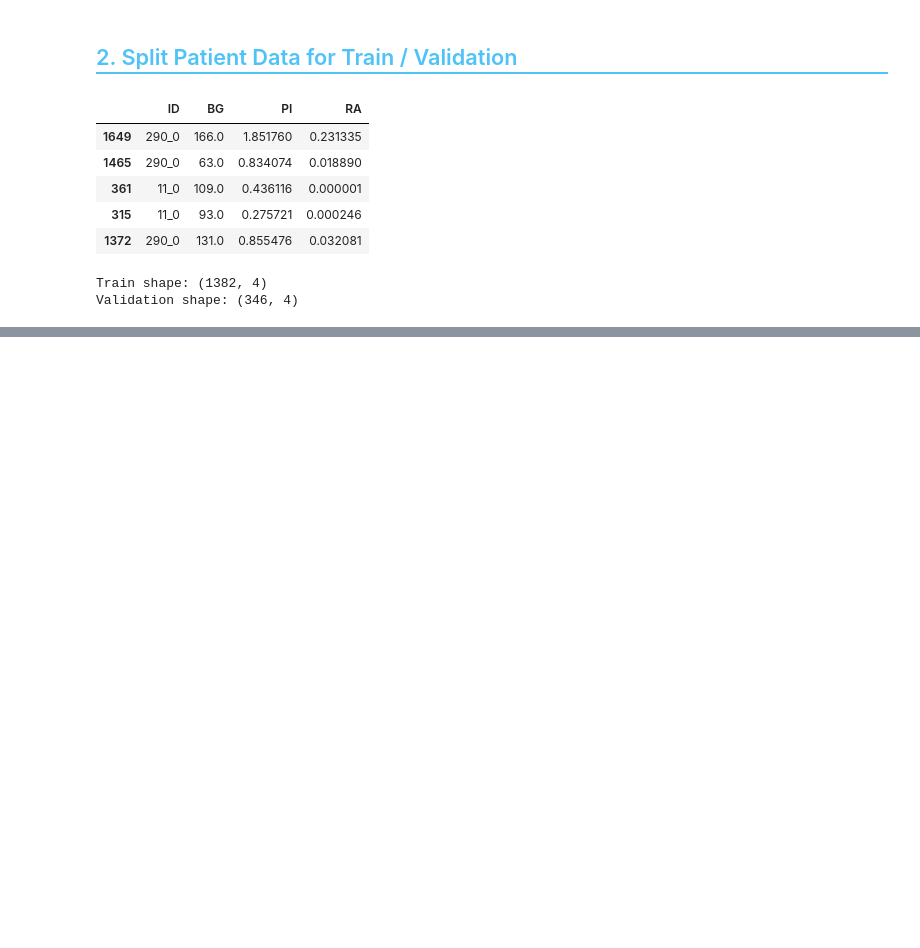
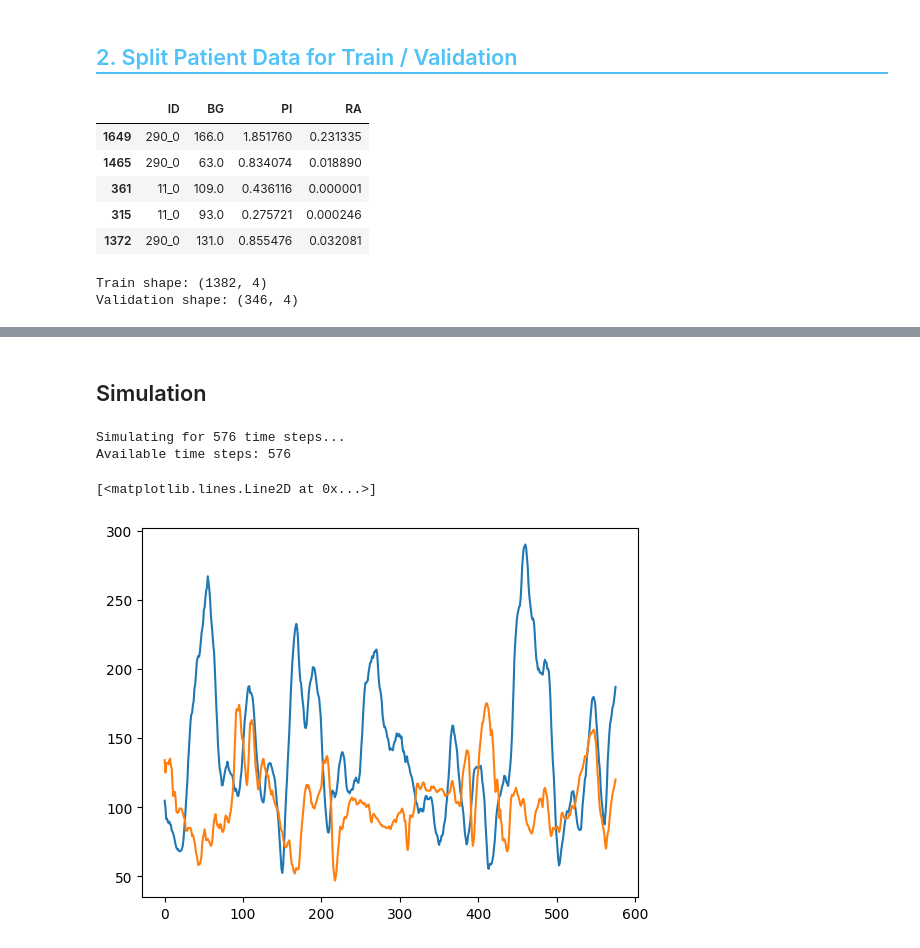
Before and after one commit to oriolbustos/t1d-data-based-digital-twin, a Jupyter notebook: hands-on-part-b.ipynb, the cells around one changed output, grey strips where cells are left out. Saved outputs shown, nothing was run; the diff lists cells and outputs as text; code cells hidden in the pictures; blank space fills up the shorter version.

Commit message:
feat: simulation available

```diff
--- a/hands-on-part-b.ipynb
+++ b/hands-on-part-b.ipynb
@@ -256,5 +254,5 @@ display(df_packed)
 # %%
-gan_inputs = ['scBG_packed', 'scPI', 'scRA']
+gan_inputs = ['BG', 'scBG_packed', 'PI', 'RA', 'scPI', 'scRA']
 data_dict = {column: np.array(df_packed[column].tolist(), dtype=np.float32).reshape(df_packed.shape[0], 1, -1) for column in gan_inputs}
 # %%
 def load_training_data(df):
@@ -316,0 +292,2 @@ g_loss=86.422, adversarial_loss=86.270, l2_loss=0.152
+# %% [markdown]
+## Simulation
@@ -316,0 +317,44 @@ g_loss=86.422, adversarial_loss=86.270, l2_loss=0.152
+# %%
+def load_patient_sim_data(data_dict, simulation_length: int) -> SimulationData:
+    real_bg_unscaled = data_dict['BG']  # take the original vector to compare against the generated profile
+    real_bg_scaled = data_dict['scBG_packed']  # this is packed
+    gan_inputs = ['BG', 'scBG_packed', 'PI', 'RA']
+
+    # Calculate the number of days to simulate
+    days_to_simulate = min(len(real_bg_unscaled) / 288, simulation_length)
+    time_steps = int(288 * days_to_simulate)
+
+    sim_data_dict = {
+        'real_bg_unscaled': real_bg_unscaled.ravel()[:time_steps],
+        'real_bg_scaled': real_bg_scaled[:, 0, 0][:time_steps],
+    }
+
+    for input_name in gan_inputs:
+        if input_name != 'BG' and input_name != 'scBG_packed':
+            sim_data_dict[f'{input_name}_scaled'] = data_dict[f'sc{input_name}']
+            sim_data_dict[f'{input_name}_unscaled'] = data_dict[input_name]
+
+    sim_data_dict['gen_bg_scaled_arrays'] = np.zeros(
+        (
+            1,
+            time_steps,
+            time_steps + 18,
+        )
+    )
+
+    sim_data = SimulationData(**sim_data_dict)
+    return sim_data
+# %%
+simulation_length = 2
+sim_data = load_patient_sim_data(data_dict, simulation_length=simulation_length)
+simulator_instance = SimulatorVAEGAN()
+simulated_data = simulator_instance.simulate(sim_data, pretrained_vae_model, simulation_length)
+# %% [output]
+Simulating for 576 time steps...
+Available time steps: 576
+# %%
+plt.plot(simulated_data.gen_bg_unscaled)
+plt.plot(simulated_data.real_bg_unscaled)
+# %% [output]
+[<matplotlib.lines.Line2D at 0x...>]
+[figure, added]
```
Also changed, not shown: parts of 9 cells of this notebook, 4 other files.
